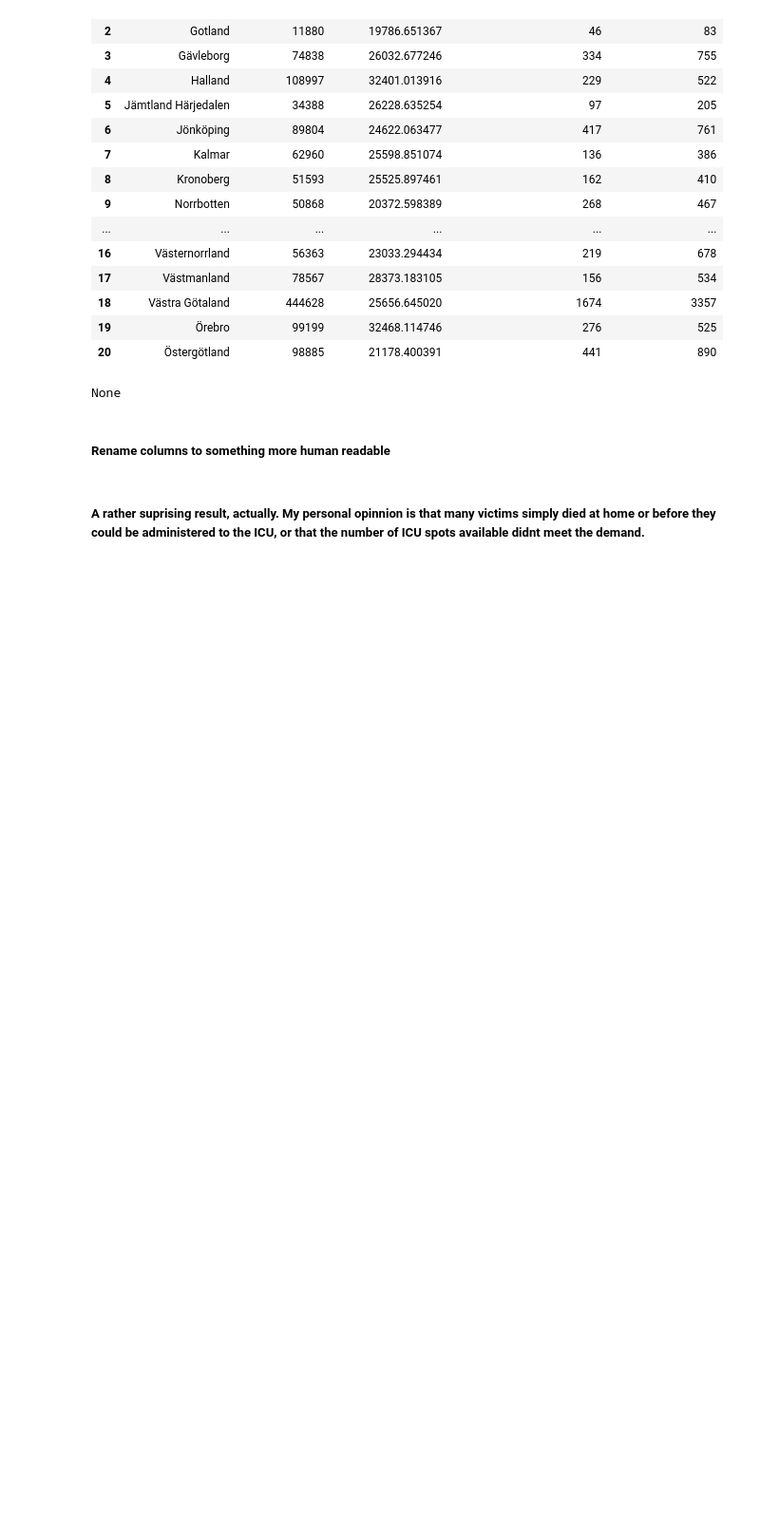
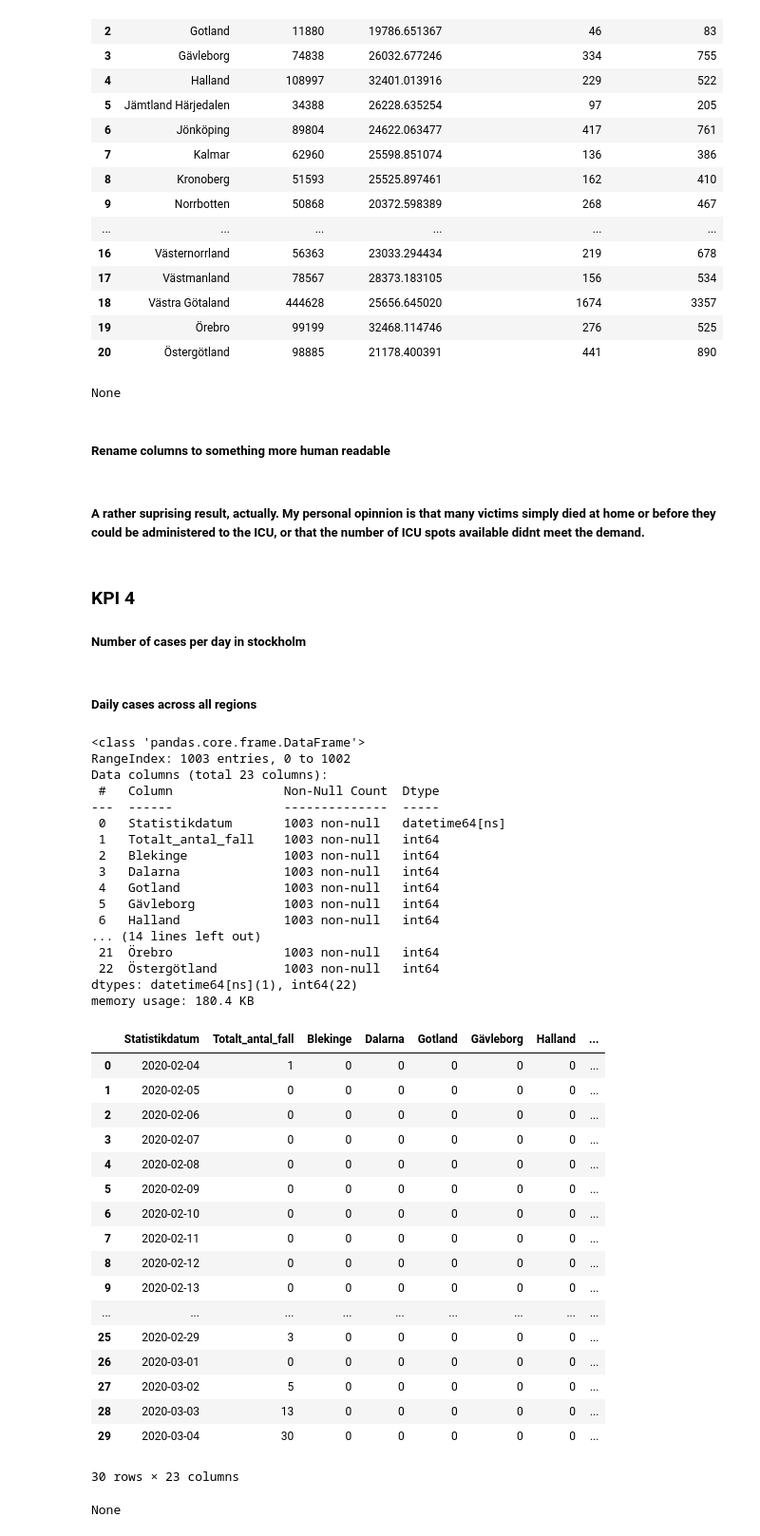
Before and after one commit to Kevy69/Databehandling-Kevin, a Jupyter notebook: Labs/Lab 1/Testing.ipynb, the cells around one changed output. Shown at 95% size. Saved outputs shown, nothing was run; the diff lists cells and outputs as text; code cells hidden in the pictures; blank space fills up the shorter version.

```diff
--- a/Labs/Lab 1/Testing.ipynb
+++ b/Labs/Lab 1/Testing.ipynb
@@ -652,3 +652,6 @@ fig = px.bar(
 
 fig.show()
 fig.write_html("Visualiseringar/KPI3.html")
+# %% [markdown]
+### KPI 4
+##### Number of cases per day in stockholm
@@ -654,0 +660,41 @@ fig.write_html("Visualiseringar/KPI3.html")
+# %% [markdown]
+##### Daily cases across all regions
+# %%
+display(covid19_num_cases_day.head(30), covid19_num_cases_day.info())
+# %% [output]
+<class 'pandas.core.frame.DataFrame'>
+RangeIndex: 1003 entries, 0 to 1002
+Data columns (total 23 columns):
+ #   Column               Non-Null Count  Dtype
+---  ------               --------------  -----
+ 0   Statistikdatum       1003 non-null   datetime64[ns]
+ 1   Totalt_antal_fall    1003 non-null   int64
+ 2   Blekinge             1003 non-null   int64
+ 3   Dalarna              1003 non-null   int64
+ 4   Gotland              1003 non-null   int64
+ 5   Gävleborg            1003 non-null   int64
+ 6   Halland              1003 non-null   int64
+... (14 lines left out)
+ 21  Örebro               1003 non-null   int64
+ 22  Östergötland         1003 non-null   int64
+dtypes: datetime64[ns](1), int64(22)
+memory usage: 180.4 KB
+|  | Statistikdatum | Totalt_antal_fall | Blekinge | Dalarna | Gotland | Gävleborg | Halland | ... |
+| 0 | 2020-02-04 | 1 | 0 | 0 | 0 | 0 | 0 | ... |
+| 1 | 2020-02-05 | 0 | 0 | 0 | 0 | 0 | 0 | ... |
+| 2 | 2020-02-06 | 0 | 0 | 0 | 0 | 0 | 0 | ... |
+| 3 | 2020-02-07 | 0 | 0 | 0 | 0 | 0 | 0 | ... |
+| 4 | 2020-02-08 | 0 | 0 | 0 | 0 | 0 | 0 | ... |
+| 5 | 2020-02-09 | 0 | 0 | 0 | 0 | 0 | 0 | ... |
+| 6 | 2020-02-10 | 0 | 0 | 0 | 0 | 0 | 0 | ... |
+| 7 | 2020-02-11 | 0 | 0 | 0 | 0 | 0 | 0 | ... |
+| 8 | 2020-02-12 | 0 | 0 | 0 | 0 | 0 | 0 | ... |
+| 9 | 2020-02-13 | 0 | 0 | 0 | 0 | 0 | 0 | ... |
+| ... | ... | ... | ... | ... | ... | ... | ... | ... |
+| 25 | 2020-02-29 | 3 | 0 | 0 | 0 | 0 | 0 | ... |
+| 26 | 2020-03-01 | 0 | 0 | 0 | 0 | 0 | 0 | ... |
+| 27 | 2020-03-02 | 5 | 0 | 0 | 0 | 0 | 0 | ... |
+| 28 | 2020-03-03 | 13 | 0 | 0 | 0 | 0 | 0 | ... |
+| 29 | 2020-03-04 | 30 | 0 | 0 | 0 | 0 | 0 | ... |
+30 rows × 23 columns
+None
```
Also changed, not shown: parts of 6 cells of this notebook, 8 other files.
